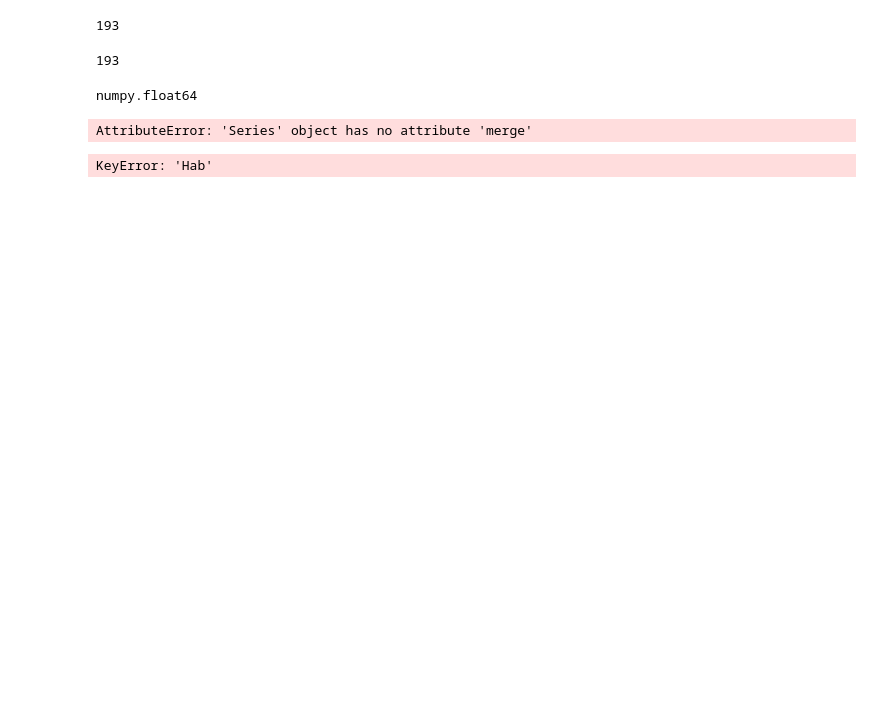
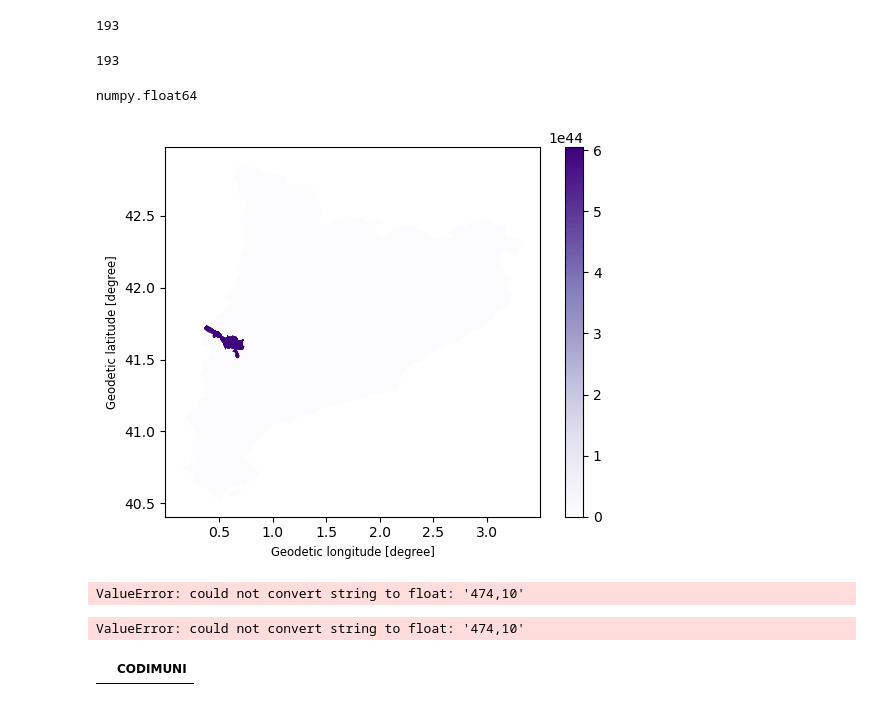
Before and after one commit to Lidia1508/Speculation-Map, a Jupyter notebook: code/EmptyBuildings.ipynb, the cells around one changed output. Drawn from its saved outputs; the diff is of its cells as text; code cells hidden in the pictures; blank space fills up the shorter version.

```diff
--- a/code/EmptyBuildings.ipynb
+++ b/code/EmptyBuildings.ipynb
@@ -112,2 +117,0 @@ Habitatges=df_final['Habitatges']
-# %%
-df_final['Habitatges']=pd.DataFrame.astype(df_final['Habitatges'],dtype='float')
@@ -133,13 +139,11 @@ df_final['Hab']=pd.DataFrame.astype(df_final['Hab'],dtype='float')
 type(df_final['Hab'][3])
 # %% [output]
 numpy.float64
+# %%
+#Plotting the Hab column
+df_final.plot(column='Hab',legend=True,cmap='Purples')
+plt.show()
+# %% [output]
+[figure, added]
 # %%
 dg=df["CODIMUNI"]
-# %%
-dg=dg.merge(df_final['Habitatges'],on='Codimuni',how='left')
-# %% [output]
-AttributeError: 'Series' object has no attribute 'merge'
-# %%
-df_final['Habitatges']['Hab']
-# %% [output]
-KeyError: 'Hab'
@@ -145,0 +155,16 @@ KeyError: 'Hab'
+# %%
+df_final['Superfície útil']=pd.DataFrame.astype(df_final['Superfície útil'],dtype='float')
+# %% [output]
+ValueError: could not convert string to float: '474,10'
+# %%
+df_final['Superfície útil']=pd.DataFrame.astype(df_final['Superfície útil'],dtype='float')
+df_final.plot(column='Superfície útil',legend=True)
+plt.show()
+# %% [output]
+ValueError: could not convert string to float: '474,10'
+# %%
+col_names=['CODIMUNI']
+dg=pd.DataFrame(columns = col_names)
+dg
+# %% [output]
+|  | CODIMUNI |
```
Also changed, not shown: parts of 16 cells of this notebook, 1 other file.
